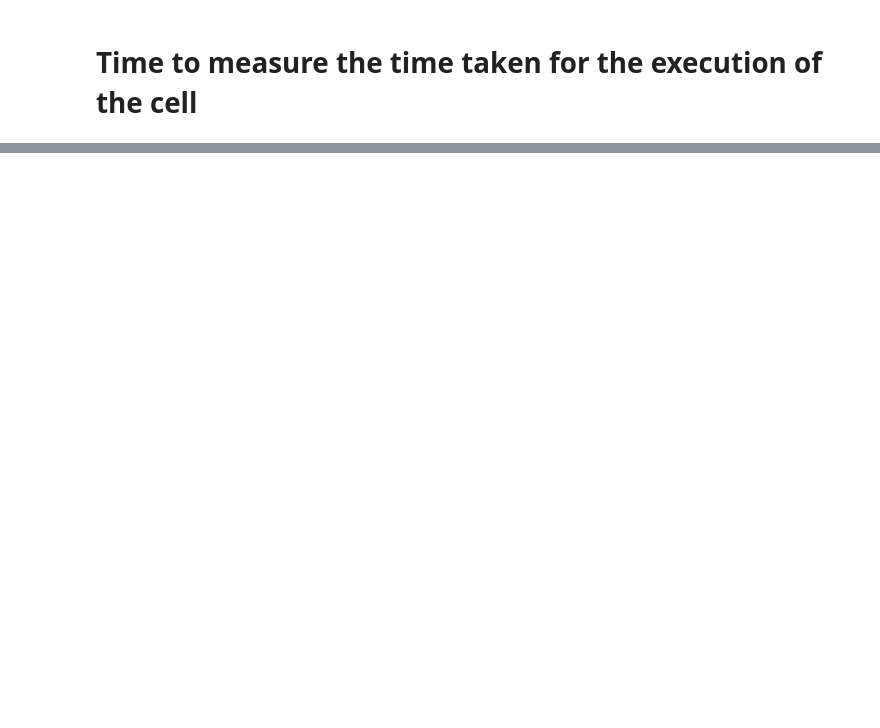
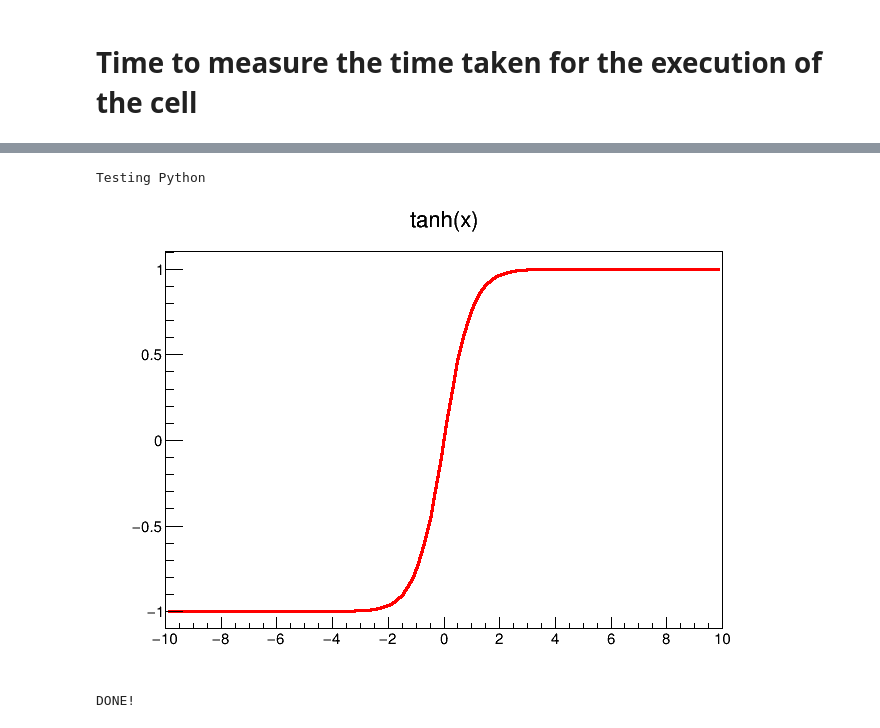
Before and after one commit to oprojects/rootkernel, a Jupyter notebook: examples/ROOTFeatures.ipynb, the cells around one changed output, grey strips where cells are left out. Saved outputs shown, nothing was run; the diff lists cells and outputs as text; code cells hidden in the pictures; blank space fills up the shorter version.

```diff
--- a/examples/ROOTFeatures.ipynb
+++ b/examples/ROOTFeatures.ipynb
@@ -124,0 +122,12 @@ Time: 3.00511193275 seconds.
+# %%
+%%python
+from ROOT import TF1, gPad
+print("Testing Python")
+f=TF1("f","tanh(x)",-10,10)
+f.Draw()
+gPad.Draw()
+print("DONE!")
+# %% [output]
+Testing Python
+[figure, added]
+DONE!
```
Also changed, not shown: parts of 22 cells of this notebook.
